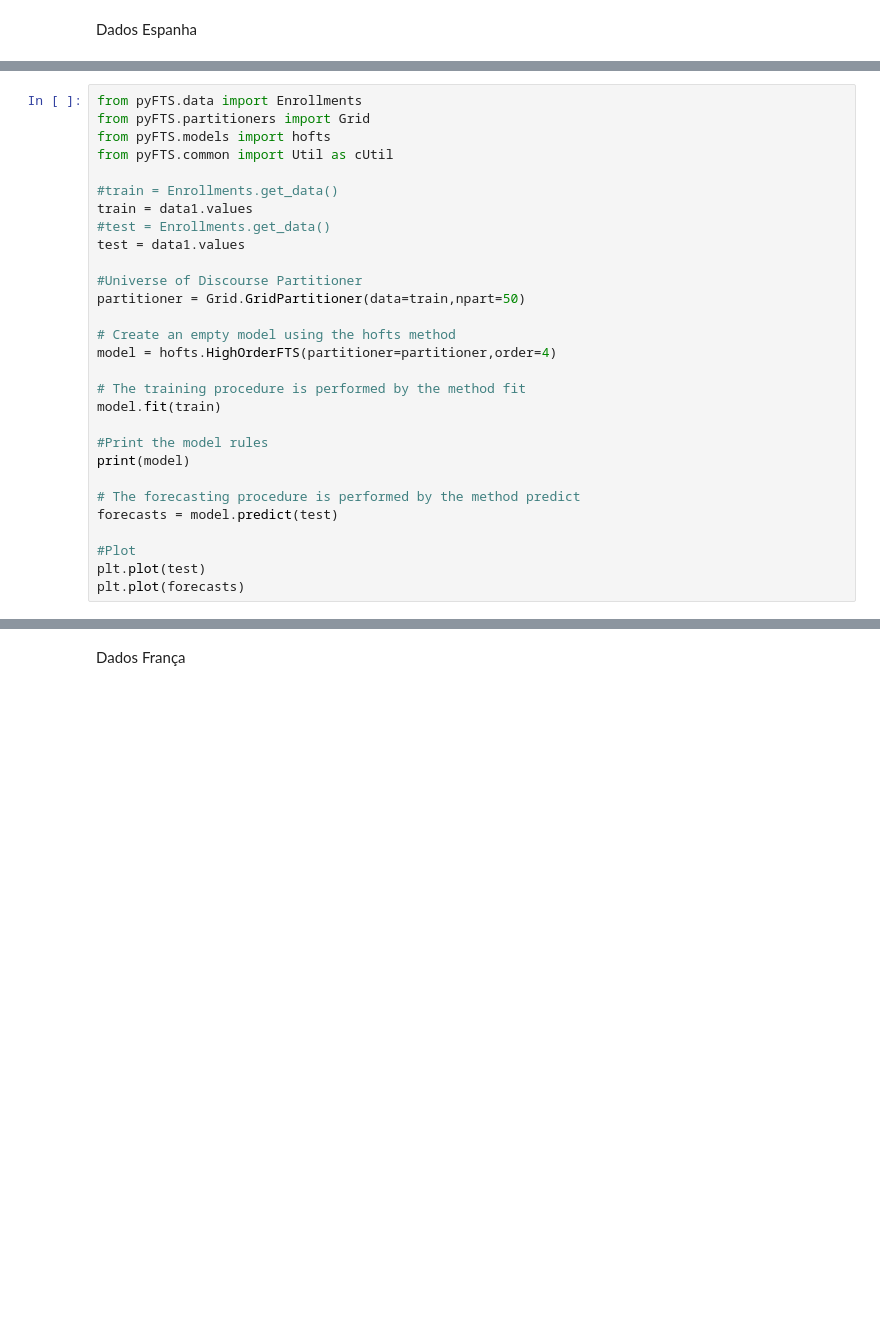
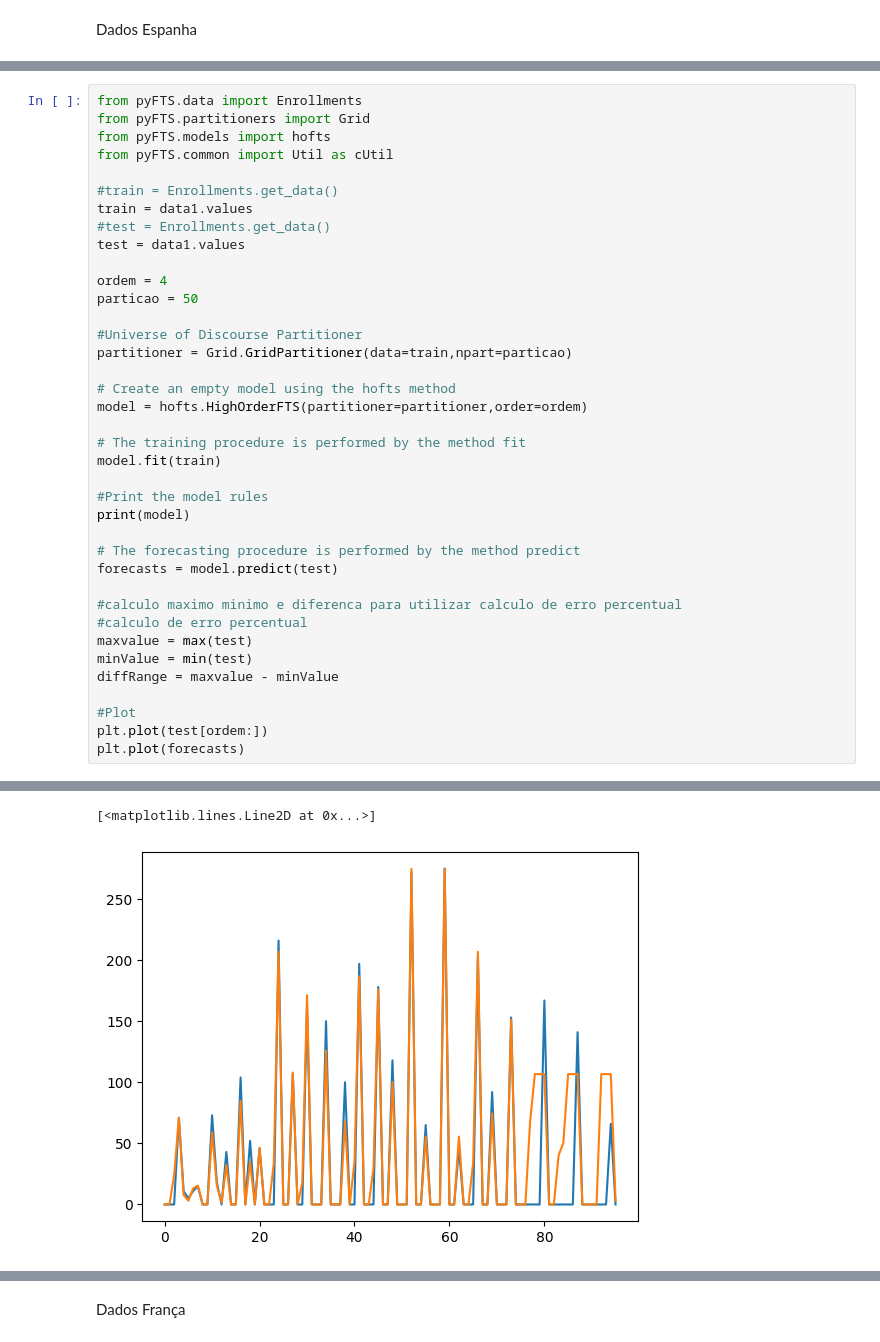
Before and after one commit to priscilaxrc/TCCUSPMonkeyPox, a Jupyter notebook: USP_20_08.ipynb, the cells around one changed output, grey strips where cells are left out. Cells and saved outputs as stored; diff of their text form; blank space fills up the shorter version.

```diff
--- a/USP_20_08.ipynb
+++ b/USP_20_08.ipynb
@@ -734,11 +767,14 @@ train = data1.values
 #test = Enrollments.get_data()
 test = data1.values
 
+ordem = 4
+particao = 50
+
 #Universe of Discourse Partitioner
-partitioner = Grid.GridPartitioner(data=train,npart=50)
+partitioner = Grid.GridPartitioner(data=train,npart=particao)
 
 # Create an empty model using the hofts method
-model = hofts.HighOrderFTS(partitioner=partitioner,order=4)
+model = hofts.HighOrderFTS(partitioner=partitioner,order=ordem)
 
 # The training procedure is performed by the method fit
 model.fit(train)
@@ -749,6 +785,13 @@ print(model)
 # The forecasting procedure is performed by the method predict
 forecasts = model.predict(test)
 
+#calculo maximo minimo e diferenca para utilizar calculo de erro percentual
+#calculo de erro percentual
+maxvalue = max(test)
+minValue = min(test)
+diffRange = maxvalue - minValue
+
 #Plot
-plt.plot(test)
+plt.plot(test[ordem:])
 plt.plot(forecasts)
+# %% [output]
@@ -754,0 +815,2 @@ plt.plot(forecasts)
+[<matplotlib.lines.Line2D at 0x...>]
+[figure, added]
```
Also changed, not shown: parts of 15 cells of this notebook.
